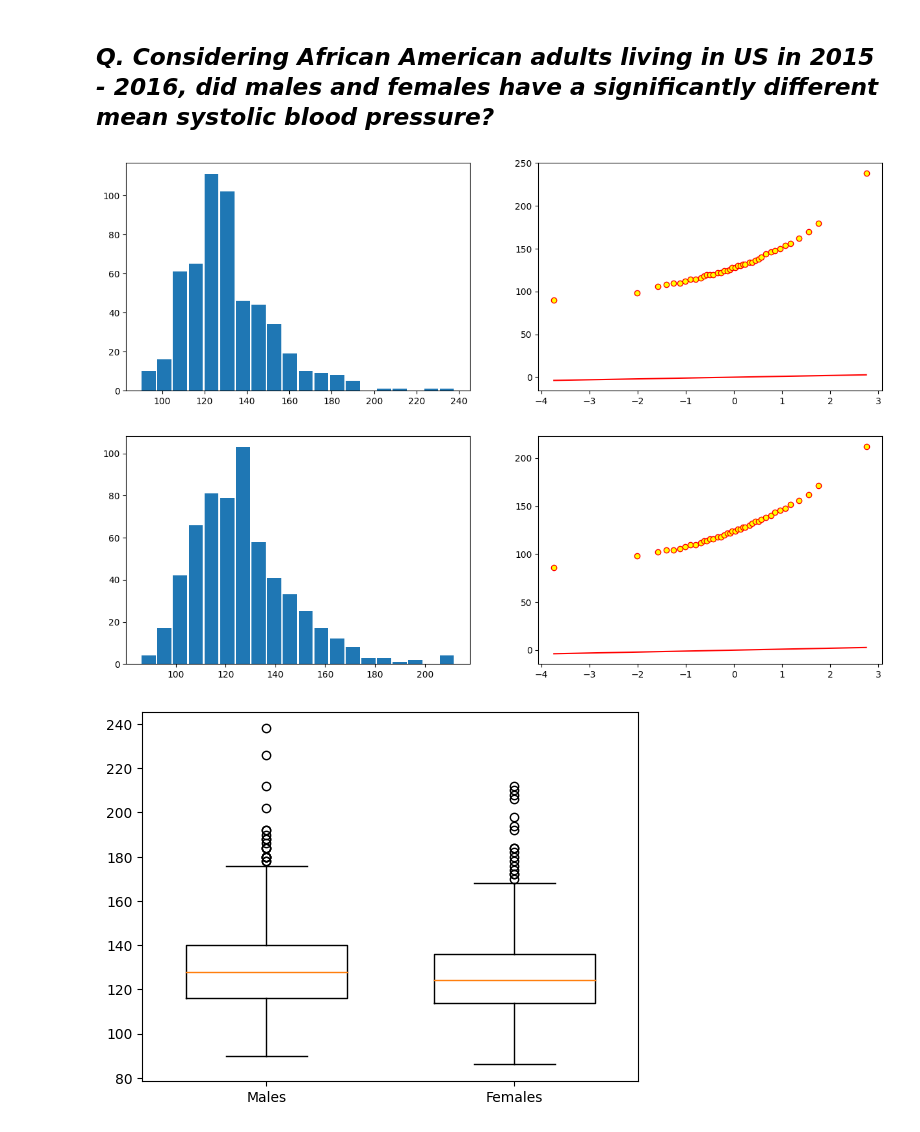
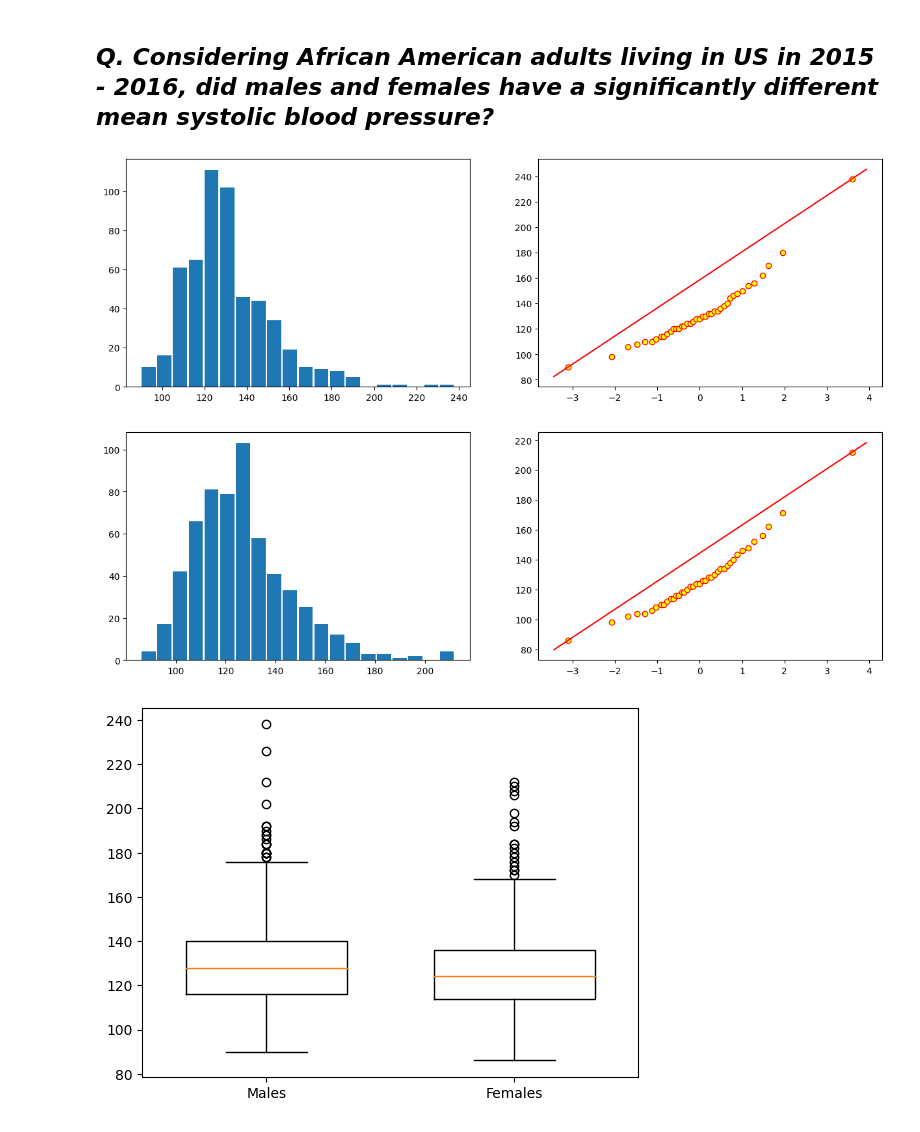
Before and after one commit to anoban/Inferential-Statistical-Analysis-with-Python, a Jupyter notebook: anoban/Comparing Means for Two Independent Samples.ipynb, the cells around one changed output. Drawn from its saved outputs; the diff is of its cells as text; code cells hidden in the pictures.

```diff
--- a/anoban/Comparing Means for Two Independent Samples.ipynb
+++ b/anoban/Comparing Means for Two Independent Samples.ipynb
@@ -17,22 +17,22 @@ bpress_f = nhanes.BPXSY2[(nhanes.RIDRETH1 == 4) & (nhanes.RIDAGEYR > 18) & (nhan
 # %%
 fig, ((axes_0, axes_1), (axes_2, axes_3)) = plt.subplots(ncols = 2, nrows = 2)
 fig.set_size_inches(15, 10)
 
 x = np.random.normal(size = 1000)
 q = np.linspace(0, 1, num = 40)
 qnorm = np.quantile(x, q)
 
 axes_0.hist(bpress_m, bins = 20, rwidth = 0.9)
 axes_2.hist(bpress_f, bins = 20, rwidth = 0.9)
 
 axes_1.scatter(qnorm, np.quantile(bpress_m, q), edgecolor = "red", color = "yellow")
-axes_1.plot(qnorm, qnorm, color = "red")
+axes_1.plot(axes_1.get_xbound(), axes_1.get_ybound(), color = "red")
 axes_3.scatter(qnorm, np.quantile(bpress_f, q), edgecolor = "red", color = "yellow")
-axes_3.plot(qnorm, qnorm, color = "red")
+axes_3.plot(axes_3.get_xbound(), axes_3.get_ybound(), color = "red")
 
 plt.show()
 # %% [output]
-[figure, old version]
+[figure, new version]
 # %%
 plt.boxplot([bpress_m, bpress_f], labels = ["Males", "Females"], widths = 0.65)
 plt.show()
```
Also changed, not shown: parts of 17 cells of this notebook, 2 other files.
